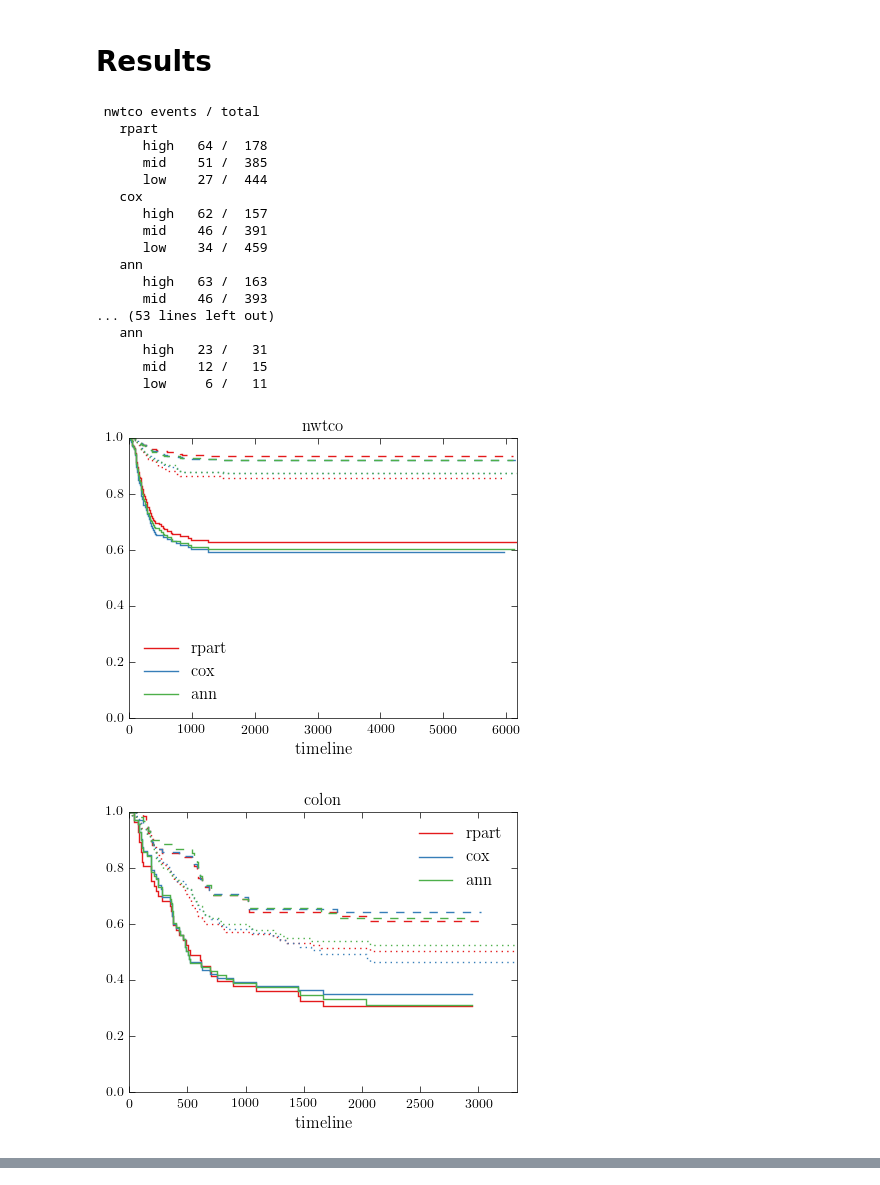
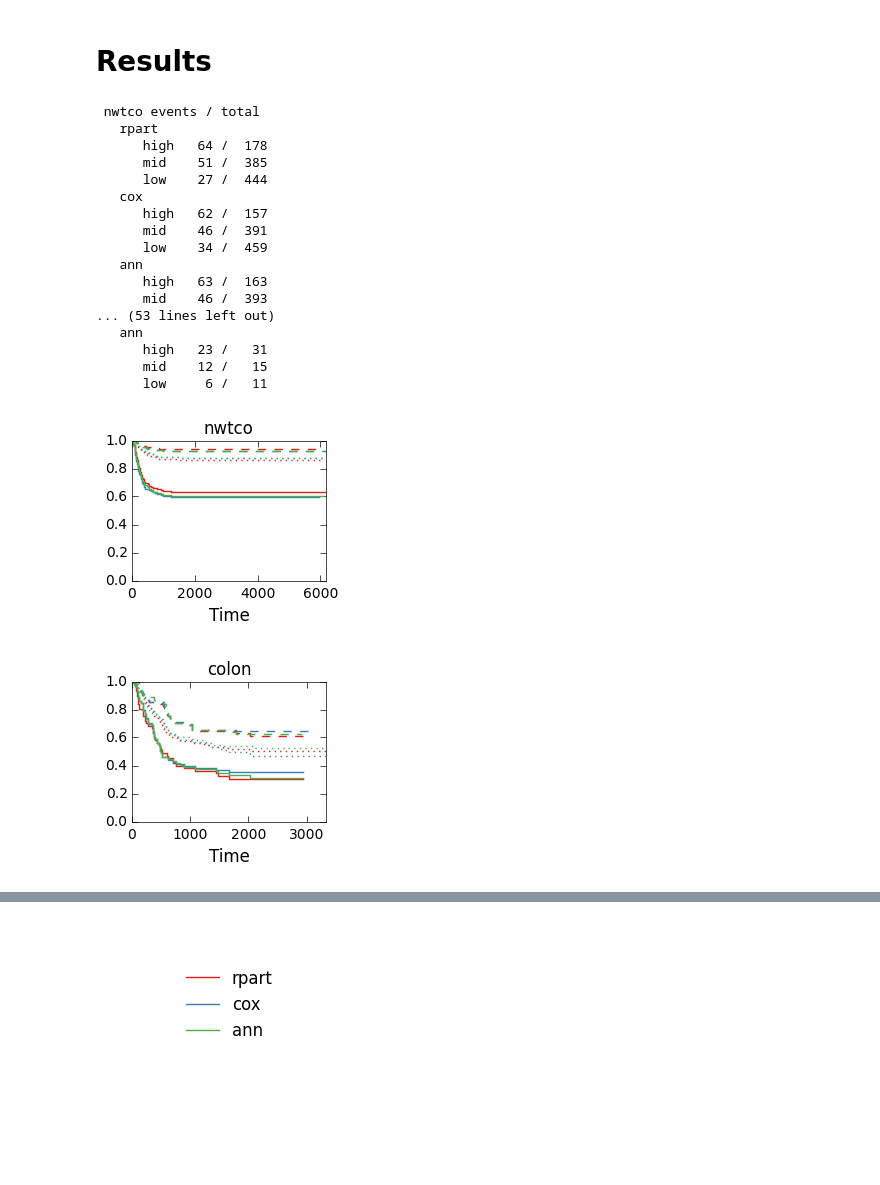
Before and after one commit to spacecowboy/article-annriskgroups-source, a Jupyter notebook: TestData.ipynb, the cells around one changed output, grey strips where cells are left out. Saved outputs shown, nothing was run; the diff lists cells and outputs as text; code cells hidden in the pictures; blank space fills up the shorter version.

Commit message:
Produce smaller figures, suited for combination
Signed-off-by: Jonas Kalderstam <jonas@kalderstam.se>

```diff
--- a/TestData.ipynb
+++ b/TestData.ipynb
@@ -425,8 +432,9 @@ with open(path, 'rb') as F:
 # %%
 model_names = ('rpart', 'cox', 'ann')
 
+
 for name, (trn, test) in datasets.items():
-    plt.figure()
+    plt.figure(figsize=(2.5, 2.0))
     plt.title(name)
 
     print("\n", name, "events / total")
@@ -460,34 +468,45 @@ for name, (trn, test) in datasets.items():
                     test.iloc[members, 1],
                     label="{} {}".format(model, g))
             res = kmf.plot(ax=plt.gca(), color=plt.colors[modelidx],
                            ci_show=False, linestyle=linestyle)
 
     # Override legend entries
     leg = plt.legend(loc='best', frameon=False).get_lines()
-    plt.legend([leg[0], leg[3], leg[6]], model_names,
-                loc='best', frameon=False)
+    leg_entries = [leg[0], leg[3], leg[6]]
+    #plt.legend([leg[0], leg[3], leg[6]], model_names,
+    #                loc='best', frameon=False)
+    # Now remove legend
+    plt.gca().legend().set_visible(False)
 
     plt.ylim((0, 1))
+    plt.xlabel("Time")
+    plt.locator_params(tight=True, nbins=5)
     #add_at_risk_counts(*fitters)
 
     savefig("test" + name)
+
+# Create separate figure for legend
+plt.figure(figsize=(2.5, 2.0))
+plt.axis('off')
+plt.legend(leg_entries, model_names, loc='center', frameon=False)
+savefig("testlegend")
 # %% [output]
  nwtco events / total
    rpart
       high   64 /  178
       mid    51 /  385
       low    27 /  444
    cox
       high   62 /  157
       mid    46 /  391
       low    34 /  459
    ann
       high   63 /  163
       mid    46 /  393
 ... (53 lines left out)
    ann
       high   23 /   31
       mid    12 /   15
       low     6 /   11
-[figure, old version]
+[figure, new version]
-[figure, old version]
+[figure, new version]
@@ -496,0 +516 @@ for name, (trn, test) in datasets.items():
+[figure, added]
```
Also changed, not shown: parts of 2 cells of this notebook.
